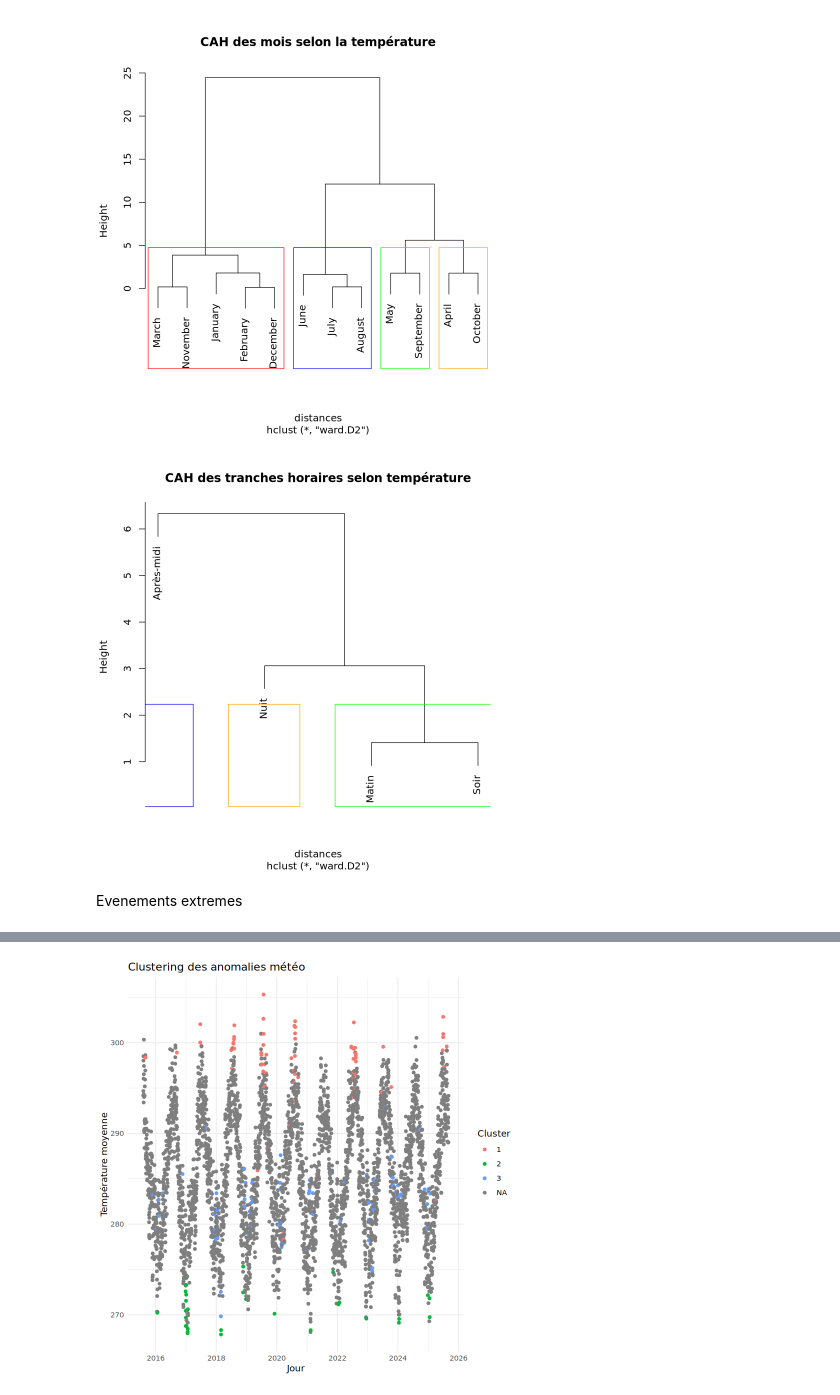
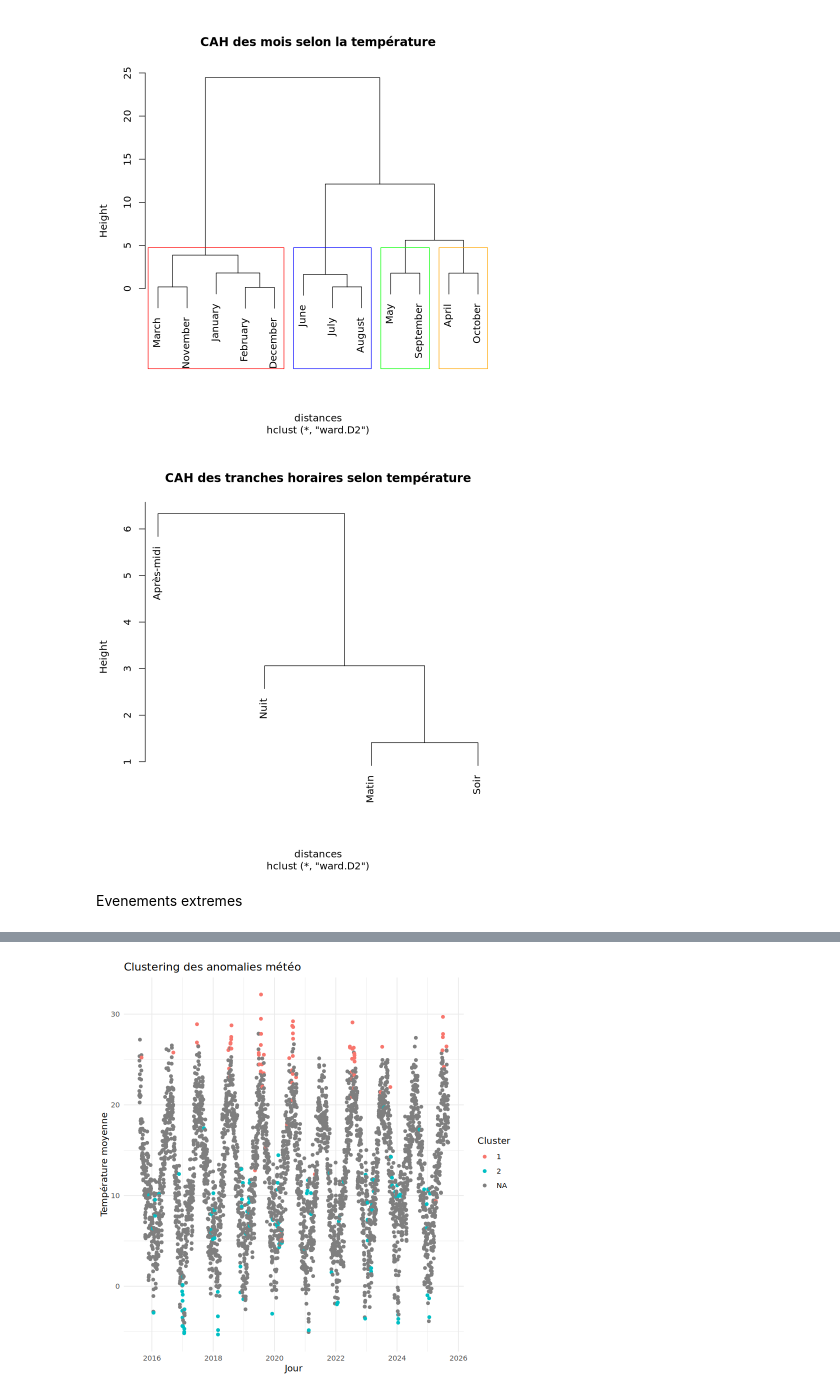
Before and after one commit to lauraachoquett/stats_BE_Bobbia, a Jupyter notebook: dummy/clustering.ipynb, the cells around one changed output, grey strips where cells are left out. Cells and saved outputs as stored; diff of their text form; code cells hidden in the pictures.

```diff
--- a/dummy/clustering.ipynb
+++ b/dummy/clustering.ipynb
@@ -103,9 +103,9 @@ cah <- hclust(distances, method = "ward.D2")
 plot(cah, labels = row.names(df_tranches), main = "CAH des tranches horaires selon température")
 
 # Découpage en ? groupes
-rect.hclust(cah, k = 3, border = c("blue", "orange", "green"))
+#rect.hclust(cah, k = 3, border = c("#0000FF", "orange", "green"))
 # %% [output]
-[figure, old version]
+[figure, new version]
 # %% [markdown]
 Evenements extremes
 # %%
@@ -145,16 +145,16 @@ mat_norm <- scale(df_jour[, -1])  # Exclure la colonne 'jour'
 # Distance euclidienne à la moyenne
 distances <- apply(mat_norm, 1, function(x) sqrt(sum(x^2)))
 
-# Seuil d’anomalie (ex: top 5%)
+# Seuil d’anomalie (top 5%)
 seuil <- quantile(distances, 0.95)
 df_jour$anomalie <- distances > seuil
 
 # Extraire les jours anormaux
 df_anomalies <- mat_norm[df_jour$anomalie, ]
 
-# Clustering k-means (ex: 3 types d’anomalies)
+# Clustering k-means (2 types d’anomalies : très froides, très chaudes)
 set.seed(42)
-km <- kmeans(df_anomalies, centers = 3)
+km <- kmeans(df_anomalies, centers = 2)
 
 # Résultat
 df_jour$cluster <- NA
@@ -162,10 +162,10 @@ df_jour$cluster[df_jour$anomalie] <- km$cluster
 # %%
 library(ggplot2)
 
-ggplot(df_jour, aes(x = jour, y = Température, color = as.factor(cluster))) +
+ggplot(df_jour, aes(x = jour, y = Température -273.15, color = as.factor(cluster))) +
   geom_point() +
   labs(title = "Clustering des anomalies météo",
        x = "Jour", y = "Température moyenne", color = "Cluster") +
   theme_minimal()
 # %% [output]
-[figure, old version]
+[figure, new version]
```
